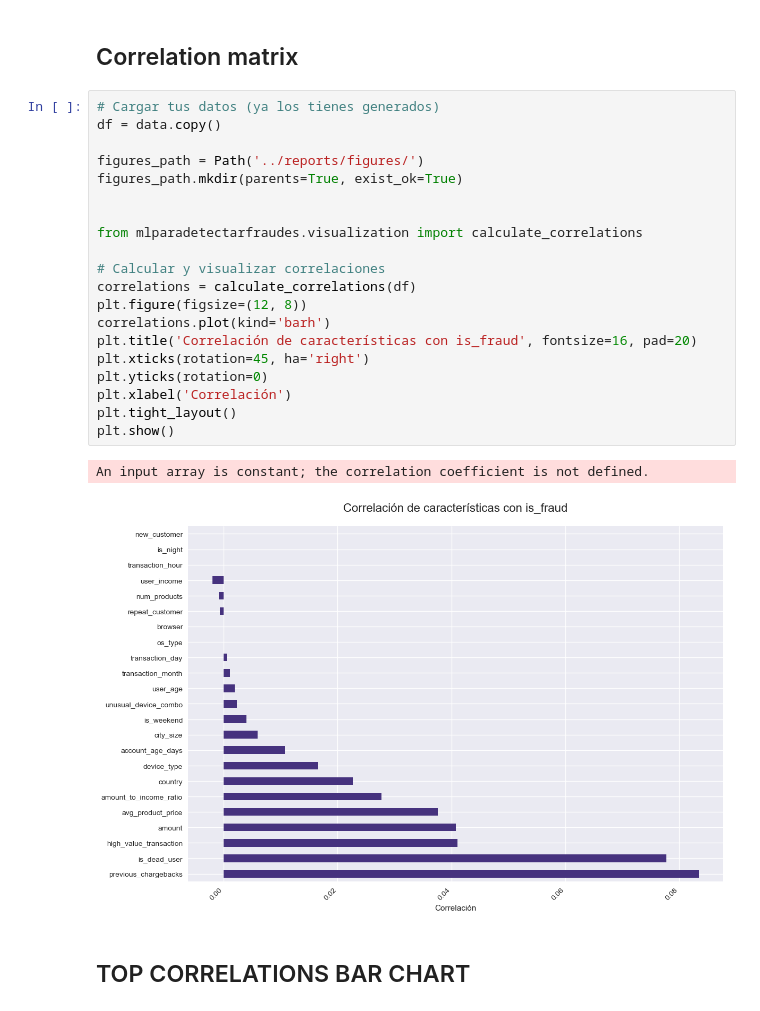
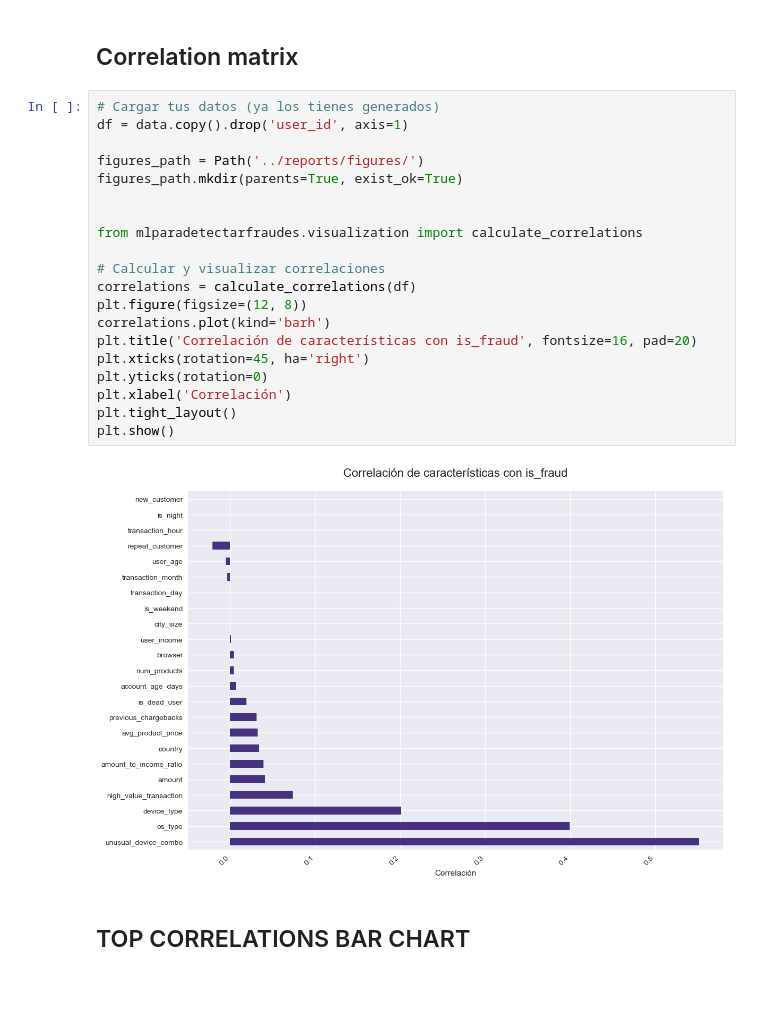
Before and after one commit to AgustinSilvio/Fraud_Detection, a Jupyter notebook: notebooks/01-EDA.ipynb, the cells around one changed output. Drawn from its saved outputs; the diff is of its cells as text.

```diff
--- a/notebooks/01-EDA.ipynb
+++ b/notebooks/01-EDA.ipynb
@@ -218,27 +237,26 @@ numeric_cols = [col for col in numeric_cols if col not in ['transaction_datetime
 ## Correlation matrix
 # %%
 # Cargar tus datos (ya los tienes generados)
-df = data.copy()
+df = data.copy().drop('user_id', axis=1)
 
 figures_path = Path('../reports/figures/')
 figures_path.mkdir(parents=True, exist_ok=True)
 
 
 from mlparadetectarfraudes.visualization import calculate_correlations
 
 # Calcular y visualizar correlaciones
 correlations = calculate_correlations(df)
 plt.figure(figsize=(12, 8))
 correlations.plot(kind='barh')
 plt.title('Correlación de características con is_fraud', fontsize=16, pad=20)
 plt.xticks(rotation=45, ha='right')
 plt.yticks(rotation=0)
 plt.xlabel('Correlación')
 plt.tight_layout()
 plt.show()
 # %% [output]
-An input array is constant; the correlation coefficient is not defined.
-[figure, old version]
+[figure, new version]
 # %% [markdown]
 ## TOP CORRELATIONS BAR CHART
 # %%
```
Also changed, not shown: parts of 31 cells of this notebook, 11 other files.
